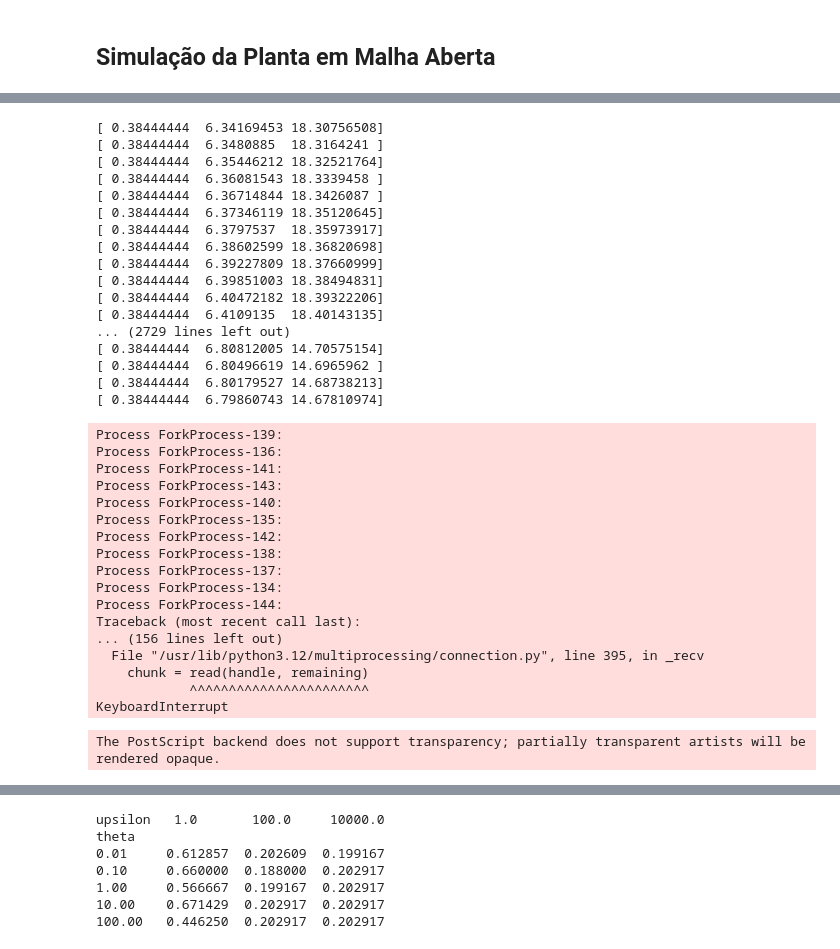
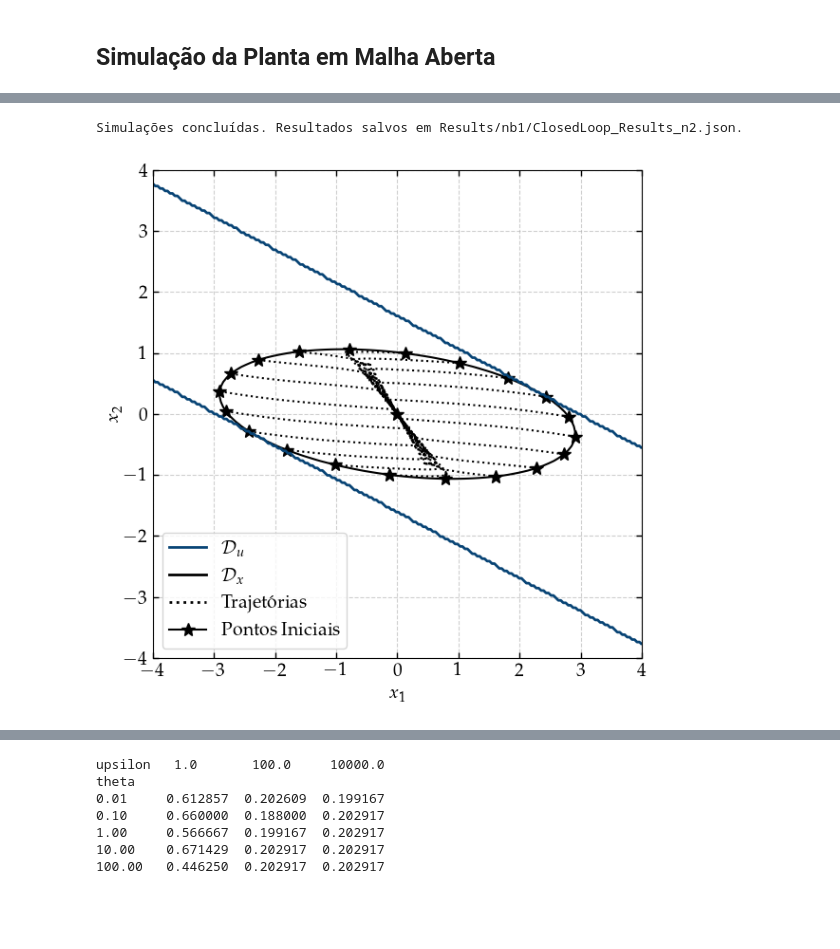
Before and after one commit to andel-vitorio/event-based-control, a Jupyter notebook: Notebooks/PETC for LPV system/12 - Systems Under Saturation copy.ipynb, the cells around one changed output, grey strips where cells are left out. Drawn from its saved outputs; the diff is of its cells as text; code cells hidden in the pictures; blank space fills up the shorter version.

```diff
--- a/Notebooks/PETC for LPV system/12 - Systems Under Saturation copy.ipynb
+++ b/Notebooks/PETC for LPV system/12 - Systems Under Saturation copy.ipynb
@@ -839,11 +839,10 @@ def closedloop_simulation(x0, η0, λ, θ, T_s):
 # %%
 # Nome do arquivo de experimento
 experiment_name = "Results/nb1/ClosedLoop_Results_n2.json"
-h = 10e-3
-λ = 1e0
+λ = 1e-3
 # Define se as simulações devem ser forçadas mesmo se o arquivo já existir
-force_simulation = False
-simulations_amount = 1
+force_simulation = True
+simulations_amount = 20
 
 # Estrutura para armazenar os resultadosevent_times
 results_clsim = {
@@ -920,63 +919,30 @@ else:
 
   print(f"Simulações concluídas. Resultados salvos em {experiment_name}.")
 # %% [output]
-[ 0.38444444  6.34169453 18.30756508]
-[ 0.38444444  6.3480885  18.3164241 ]
-[ 0.38444444  6.35446212 18.32521764]
-[ 0.38444444  6.36081543 18.3339458 ]
-[ 0.38444444  6.36714844 18.3426087 ]
-[ 0.38444444  6.37346119 18.35120645]
-[ 0.38444444  6.3797537  18.35973917]
-[ 0.38444444  6.38602599 18.36820698]
-[ 0.38444444  6.39227809 18.37660999]
-[ 0.38444444  6.39851003 18.38494831]
-[ 0.38444444  6.40472182 18.39322206]
-[ 0.38444444  6.4109135  18.40143135]
-... (2729 lines left out)
-[ 0.38444444  6.80812005 14.70575154]
-[ 0.38444444  6.80496619 14.6965962 ]
-[ 0.38444444  6.80179527 14.68738213]
-[ 0.38444444  6.79860743 14.67810974]
+Simulações concluídas. Resultados salvos em Results/nb1/ClosedLoop_Results_n2.json.
-Process ForkProcess-139:
-Process ForkProcess-136:
-Process ForkProcess-141:
-Process ForkProcess-143:
-Process ForkProcess-140:
-Process ForkProcess-135:
-Process ForkProcess-142:
-Process ForkProcess-138:
-Process ForkProcess-137:
-Process ForkProcess-134:
-Process ForkProcess-144:
-Traceback (most recent call last):
-... (156 lines left out)
-  File "/usr/lib/python3.12/multiprocessing/connection.py", line 395, in _recv
-    chunk = read(handle, remaining)
-            ^^^^^^^^^^^^^^^^^^^^^^^
-KeyboardInterrupt
 # %%
-B1 = nm.binary_set(1)
+B2 = nm.binary_set(2)
 u_max = u_bar[0]
 
-x_vals = np.linspace(-0.6, 0.6, 200)
-y_vals = np.linspace(-.6, .6, 200)
+x_vals = np.linspace(-4, 4, 200)
+y_vals = np.linspace(-4, 4, 200)
 
 X, Y = np.meshgrid(x_vals, y_vals)
 points = np.vstack([X.ravel(), Y.ravel()]).T
 
 valid_points = np.ones(X.shape, dtype=bool)
 
-for b in B1:
+for b in B2:
   K_b = K[b]
   G_b = G[b]
   K_minus_G = K_b - G_b
   result = np.abs(np.dot(points, K_minus_G.T))
   valid_points &= (result.reshape(X.shape) <= u_max)
 # %%
-%matplotlib tk
+%matplotlib inline
 
-x1_range = (-.6, .6)
-x2_range = (-.6, .6)
+x1_range = (-4, 4)
+x2_range = (-4, 4)
 
 trajectories = results_clsim['trajectories']
 
@@ -1016,34 +982,34 @@ ax.grid(True, linestyle='--', alpha=0.6)
 # axins.set_ylim(-0.2, 0.2)
 # axins.tick_params(axis='both', direction='in', length=4, width=1,
 #                colors='black', top=True, right=True, labelsize=14)
 # axins.grid(True, linestyle='--', alpha=0.6)
 # mark_inset(ax, axins, loc1=2, loc2=4, fc="none", ec="gray")
 
 # for y in trajectories:
 #   axins.plot([v[0] for v in y], [v[1] for v in y],
 #           color='black', linestyle=':')
 # axins.plot(X0_list[0], X0_list[1], '*',
 #          linestyle='None', c='black', markersize=10)
 # axins.contour(X1, X2, V_values, levels=[1. / β],
 #             colors='black', linestyles='-')
 # axins.contour(X, Y, valid_points,
 #                      colors='#084475', linewidths=1.)
 
 elements = [
     ('line', {'color': '#084475', 'linestyle': '-', 'linewidth': 2}),
     ('line', {'color': 'black', 'linestyle': '-', 'linewidth': 2.}),
     ('line', {'color': 'black', 'linestyle': ':', 'linewidth': 2.}),
     ('marker', {'marker': '*', 'color': 'black', 'markersize': 10})
 ]
 
 labels = ['${\\cal D}_u$', '${\\cal D}_x$',
           'Trajetórias', 'Pontos Iniciais']
 
 gph.create_custom_legend(ax, elements, labels)
 
 plt.tight_layout()
 # %% [output]
-The PostScript backend does not support transparency; partially transparent artists will be rendered opaque.
+[figure, added]
 # %%
 %matplotlib inline
 
```
Also changed, not shown: parts of 6 cells of this notebook.
